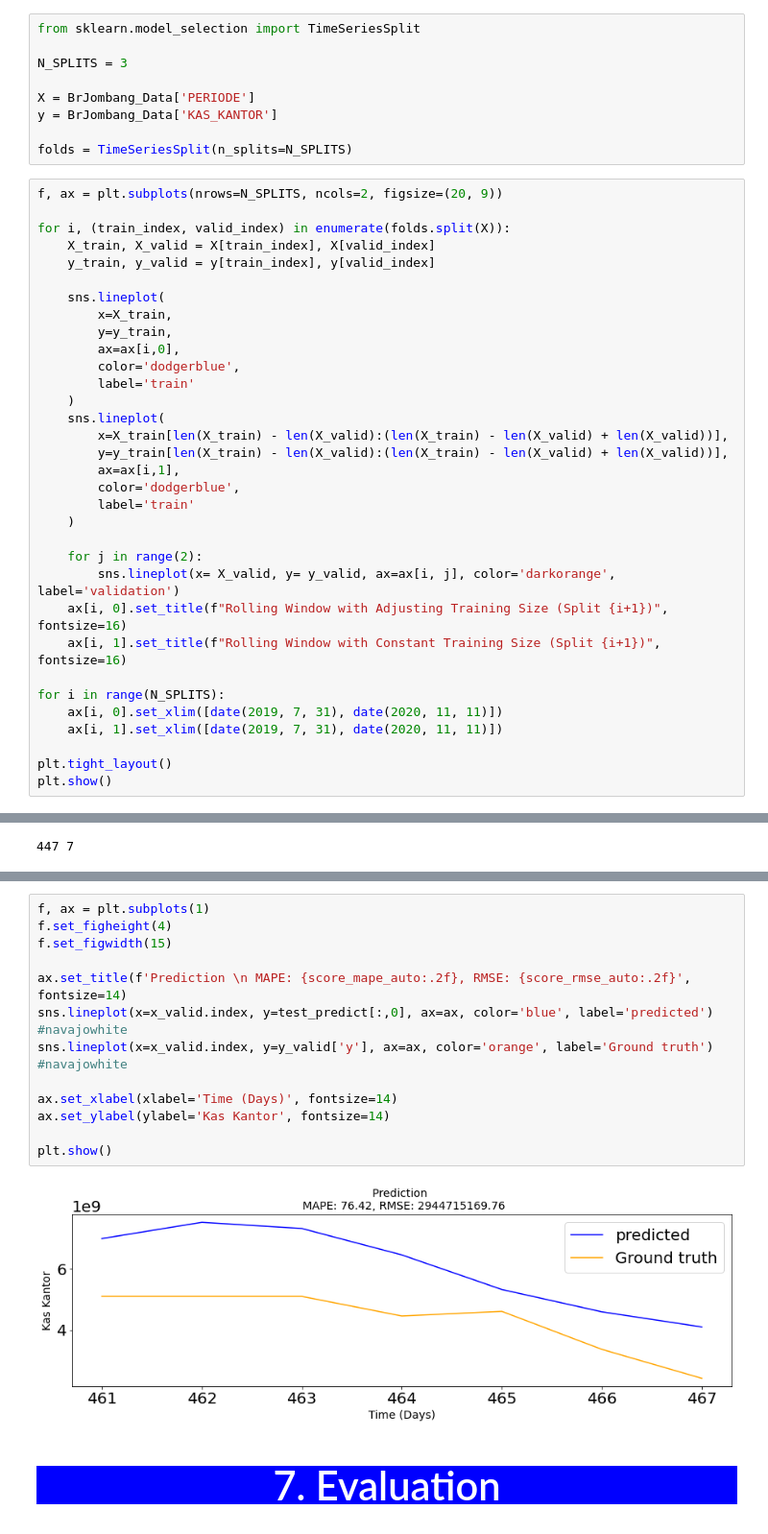
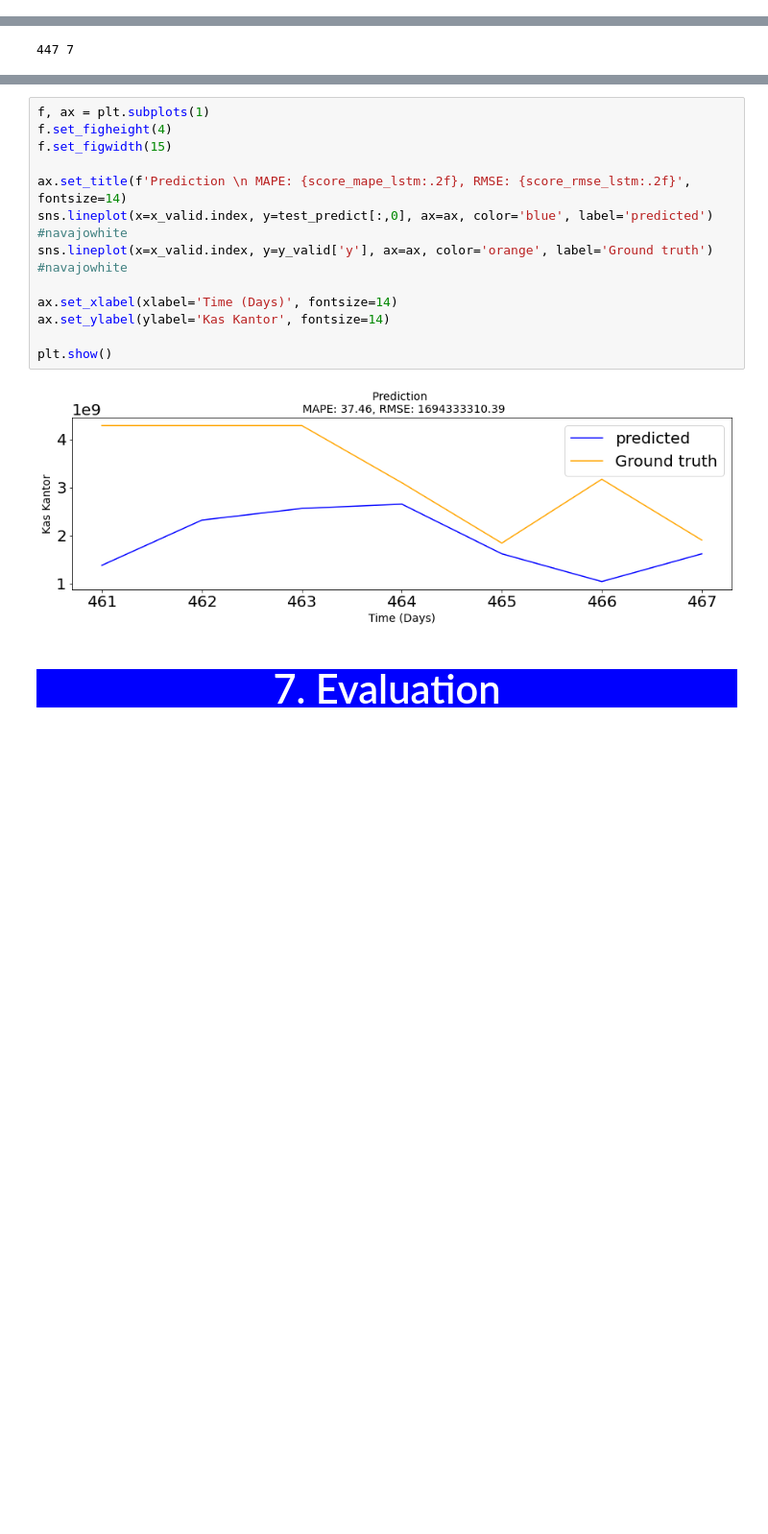
Before and after one commit to bimaramadhan/Time-Series-Analysis-Data-Kas-BRI, a Jupyter notebook: time-series-analysis-bri-cash-data.ipynb, the cells around one changed output, grey strips where cells are left out. Shown at 96% size. Drawn from its saved outputs; the diff is of its cells as text; blank space fills up the shorter version.

```diff
--- a/time-series-analysis-bri-cash-data.ipynb
+++ b/time-series-analysis-bri-cash-data.ipynb
@@ -534,42 +494,0 @@ But, first of all we are going to see how does cross-validation technic works in
-# %%
-from sklearn.model_selection import TimeSeriesSplit
-
-N_SPLITS = 3
-
-X = BrJombang_Data['PERIODE']
-y = BrJombang_Data['KAS_KANTOR']
-
-folds = TimeSeriesSplit(n_splits=N_SPLITS)
-# %%
-f, ax = plt.subplots(nrows=N_SPLITS, ncols=2, figsize=(20, 9))
-
-for i, (train_index, valid_index) in enumerate(folds.split(X)):
-    X_train, X_valid = X[train_index], X[valid_index]
-    y_train, y_valid = y[train_index], y[valid_index]
-
-    sns.lineplot(
-        x=X_train,
-        y=y_train,
-        ax=ax[i,0],
-        color='dodgerblue',
-        label='train'
-    )
-    sns.lineplot(
-        x=X_train[len(X_train) - len(X_valid):(len(X_train) - len(X_valid) + len(X_valid))],
-        y=y_train[len(X_train) - len(X_valid):(len(X_train) - len(X_valid) + len(X_valid))],
-        ax=ax[i,1],
-        color='dodgerblue',
-        label='train'
-    )
-
-    for j in range(2):
-        sns.lineplot(x= X_valid, y= y_valid, ax=ax[i, j], color='darkorange', label='validation')
-    ax[i, 0].set_title(f"Rolling Window with Adjusting Training Size (Split {i+1})", fontsize=16)
-    ax[i, 1].set_title(f"Rolling Window with Constant Training Size (Split {i+1})", fontsize=16)
-
-for i in range(N_SPLITS):
-    ax[i, 0].set_xlim([date(2019, 7, 31), date(2020, 11, 11)])
-    ax[i, 1].set_xlim([date(2019, 7, 31), date(2020, 11, 11)])
-
-plt.tight_layout()
-plt.show()
@@ -1042,18 +967,18 @@ plt.show()
 # %%
 f, ax = plt.subplots(1)
 f.set_figheight(4)
 f.set_figwidth(15)
 
-ax.set_title(f'Prediction \n MAPE: {score_mape_auto:.2f}, RMSE: {score_rmse_auto:.2f}', fontsize=14)
+ax.set_title(f'Prediction \n MAPE: {score_mape_lstm:.2f}, RMSE: {score_rmse_lstm:.2f}', fontsize=14)
 sns.lineplot(x=x_valid.index, y=test_predict[:,0], ax=ax, color='blue', label='predicted') #navajowhite
 sns.lineplot(x=x_valid.index, y=y_valid['y'], ax=ax, color='orange', label='Ground truth') #navajowhite
 
 ax.set_xlabel(xlabel='Time (Days)', fontsize=14)
 ax.set_ylabel(ylabel='Kas Kantor', fontsize=14)
 
 plt.show()
 # %% [output]
-[figure, old version]
+[figure, new version]
 # %% [markdown]
 <a id='7'></a>
 # <p style="background-color:blue; font-family:newtimeroman; font-size:150%; text-align:center; color:white">7. Evaluation</p>
```
Also changed, not shown: parts of 54 cells of this notebook.
